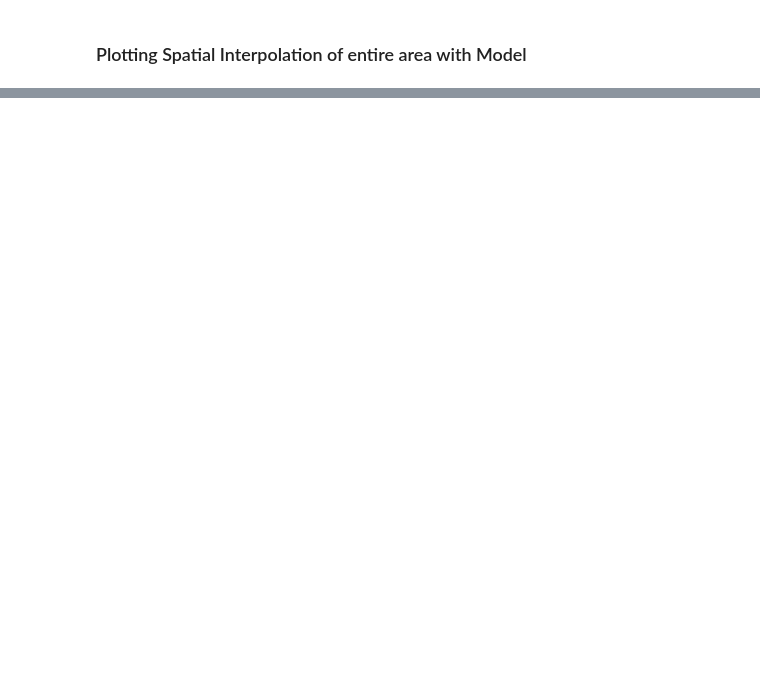
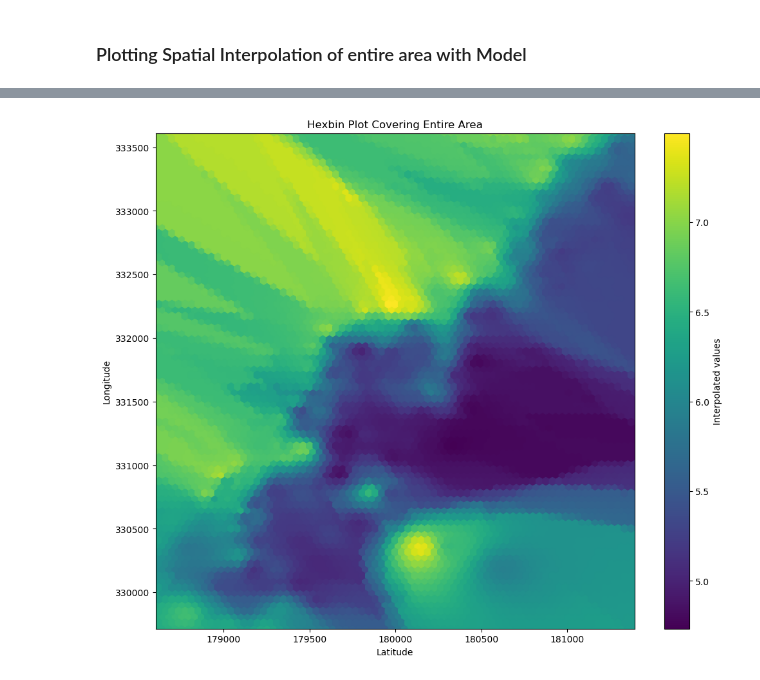
Before and after one commit to cheenngg/FYP-Spatial-Analytics, a Jupyter notebook: IDW - Meuse (ShepardIDW).ipynb, the cells around one changed output, grey strips where cells are left out. Cells and saved outputs as stored; diff of their text form; code cells hidden in the pictures; blank space fills up the shorter version.

```diff
--- a/IDW - Meuse (ShepardIDW).ipynb
+++ b/IDW - Meuse (ShepardIDW).ipynb
@@ -463,0 +413,32 @@ print(f"Spatial Interpolation Computation Time: {end_time_interpolation - start_
+# %%
+# Determine the minimum and maximum values for Latitude and Longitude
+buffer = 0.01
+lat_min, lat_max = observed_locations[:, 0].min() - buffer, observed_locations[:, 0].max() + buffer
+lon_min, lon_max = observed_locations[:, 1].min() - buffer, observed_locations[:, 1].max() + buffer
+
+# Generate a mesh grid of latitude and longitude values
+grid_size = 200  # Square root of num_points, adjust as needed for resolution
+latitude_range = np.linspace(lat_min, lat_max, grid_size)
+longitude_range = np.linspace(lon_min, lon_max, grid_size)
+lat_grid, lon_grid = np.meshgrid(latitude_range, longitude_range)
+
+# Flatten the grid to create combined array of [latitude, longitude] pairs
+combined_array = np.column_stack((lat_grid.ravel(), lon_grid.ravel()))
+
+# Simulate interpolated_values from your IDW model or similar
+interpolated_values = idw_model(combined_array, power=2, n_neighbors=4)
+
+# Plot using hexbin
+plt.figure(figsize=(12, 10))
+hb = plt.hexbin(combined_array[:, 0], combined_array[:, 1], C=interpolated_values, gridsize=73, cmap='viridis', extent=(lat_min, lat_max, lon_min, lon_max))
+plt.colorbar(hb, label='Interpolated values')
+
+plt.xlim(lat_min, lat_max)
+plt.ylim(lon_min, lon_max)
+
+plt.xlabel('Latitude')
+plt.ylabel('Longitude')
+plt.title('Hexbin Plot Covering Entire Area')
+plt.show()
+# %% [output]
+[figure, added]
```
Also changed, not shown: parts of 8 cells of this notebook.
